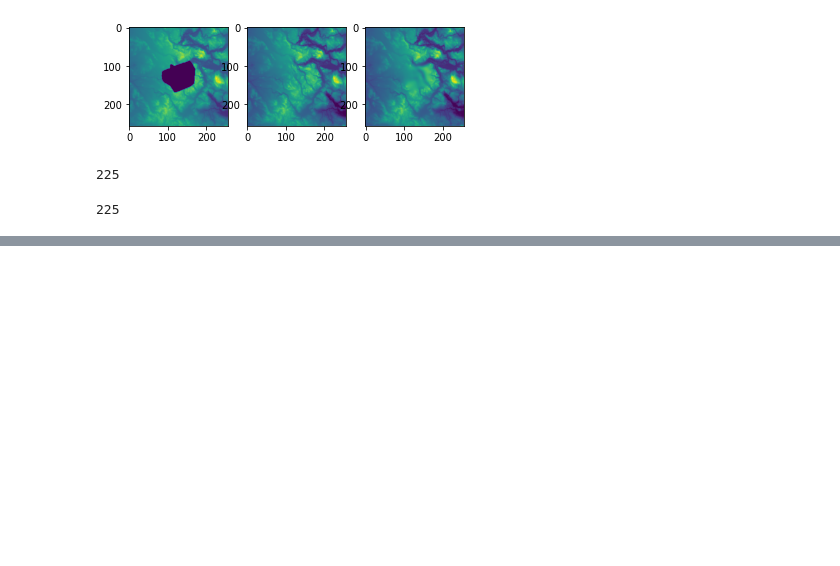
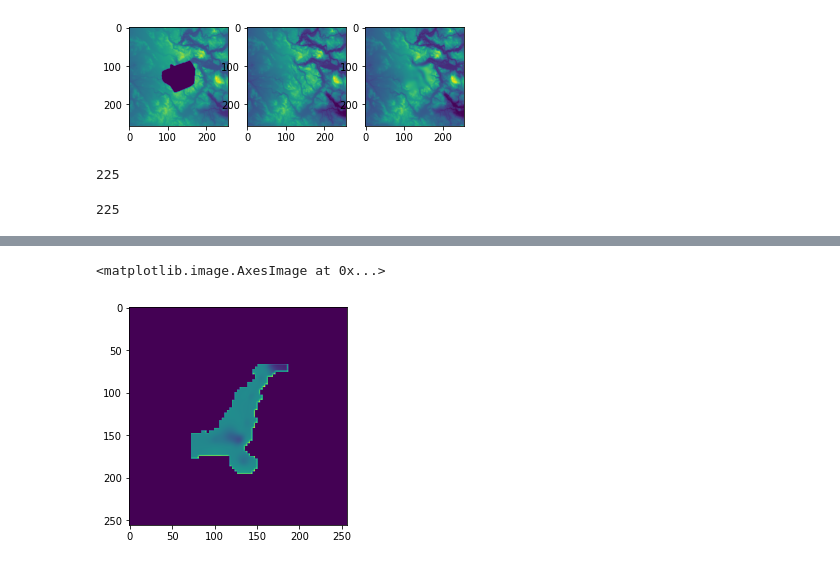
Before and after one commit to KennethTM/autoencoder-for-lake-bathymetry, a Jupyter notebook: dem_autoencoder.ipynb, the cells around one changed output, grey strips where cells are left out. Cells and saved outputs as stored; diff of their text form; code cells hidden in the pictures; blank space fills up the shorter version.

```diff
--- a/dem_autoencoder.ipynb
+++ b/dem_autoencoder.ipynb
@@ -453,0 +461,7 @@ axarr[3].imshow((tmp_hat_np*tmp_mask_np)-(tmp_target_np*tmp_mask_np))
+# %%
+obs = [i["lake"] * i["mask"] for i in valid_list]
+# %%
+plt.imshow(obs[0])
+# %% [output]
+<matplotlib.image.AxesImage at 0x...>
+[figure, added]
```
Also changed, not shown: parts of 15 cells of this notebook.
